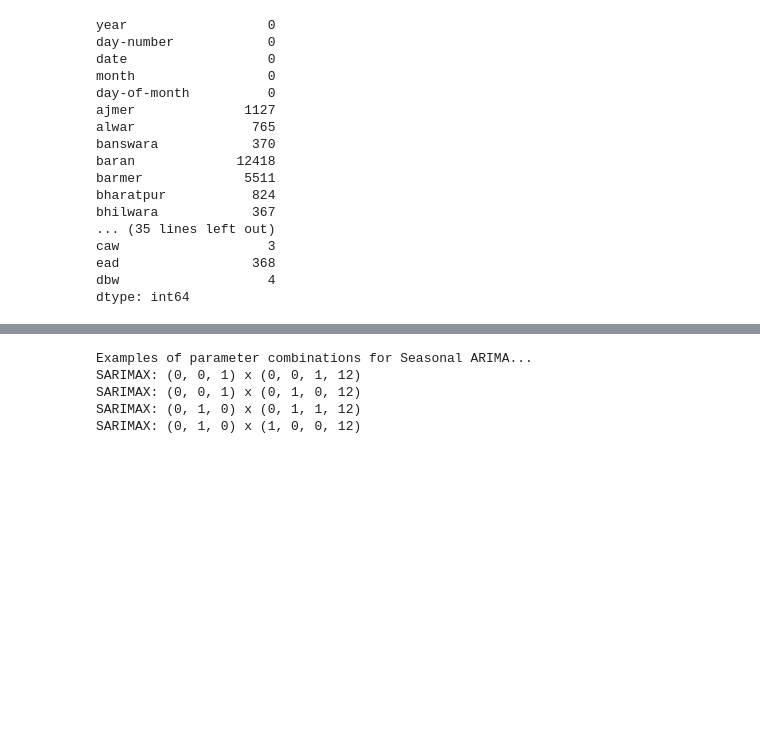
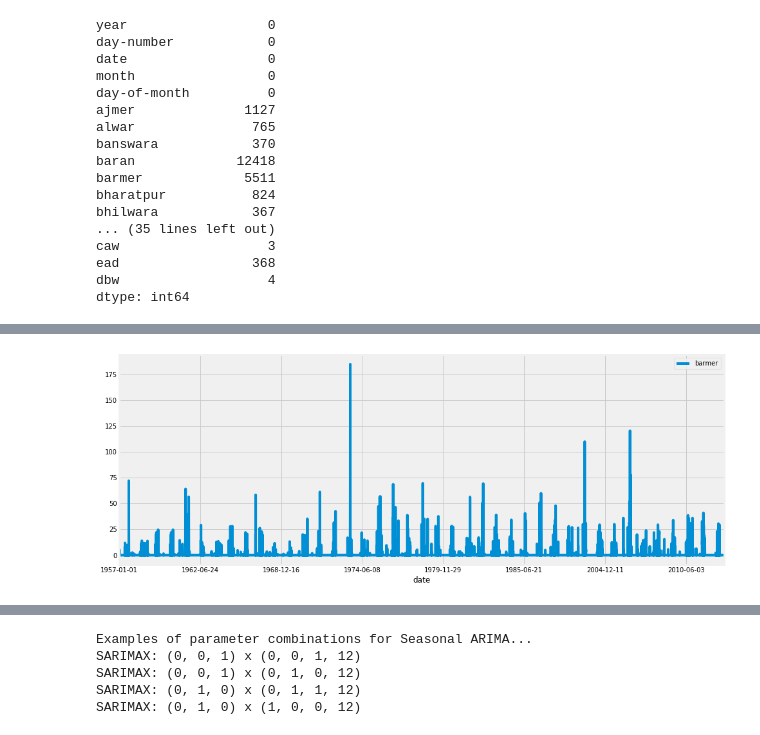
Before and after one commit to dev-essbee/rainfall-analysis, a Jupyter notebook: notebooks/Arima_B.ipynb, the cells around one changed output, grey strips where cells are left out. Cells and saved outputs as stored; diff of their text form; code cells hidden in the pictures; blank space fills up the shorter version.

```diff
--- a/notebooks/Arima_B.ipynb
+++ b/notebooks/Arima_B.ipynb
@@ -75,0 +107,5 @@ plt.show()
+# %%
+barmer.plot(figsize=(15, 6))
+plt.show()
+# %% [output]
+[figure, added]
```
Also changed, not shown: parts of 13 cells of this notebook.
